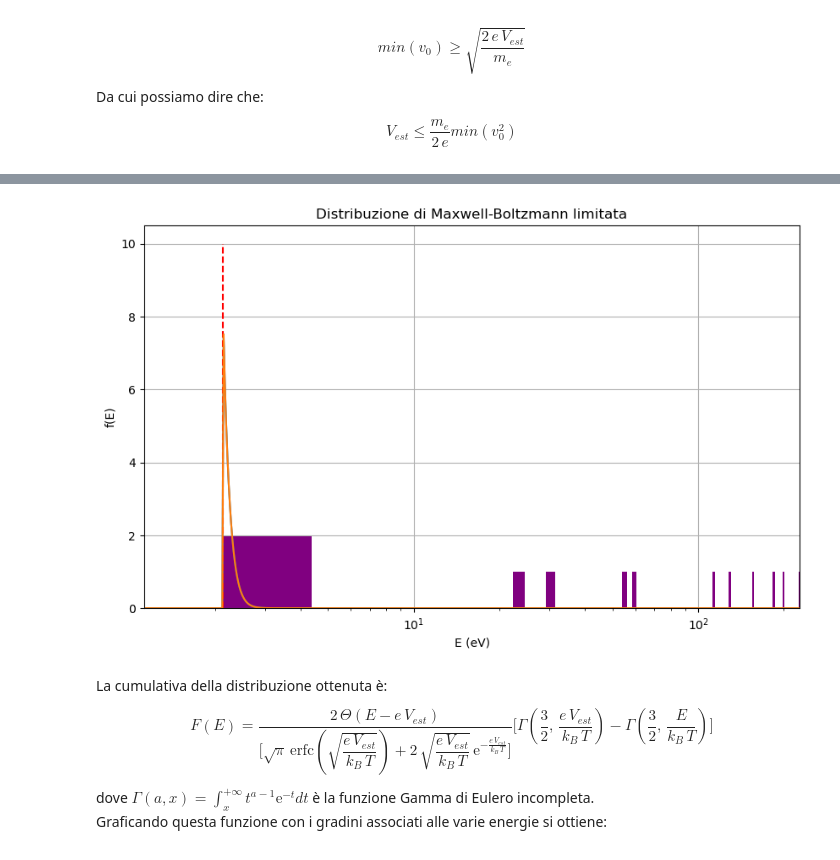
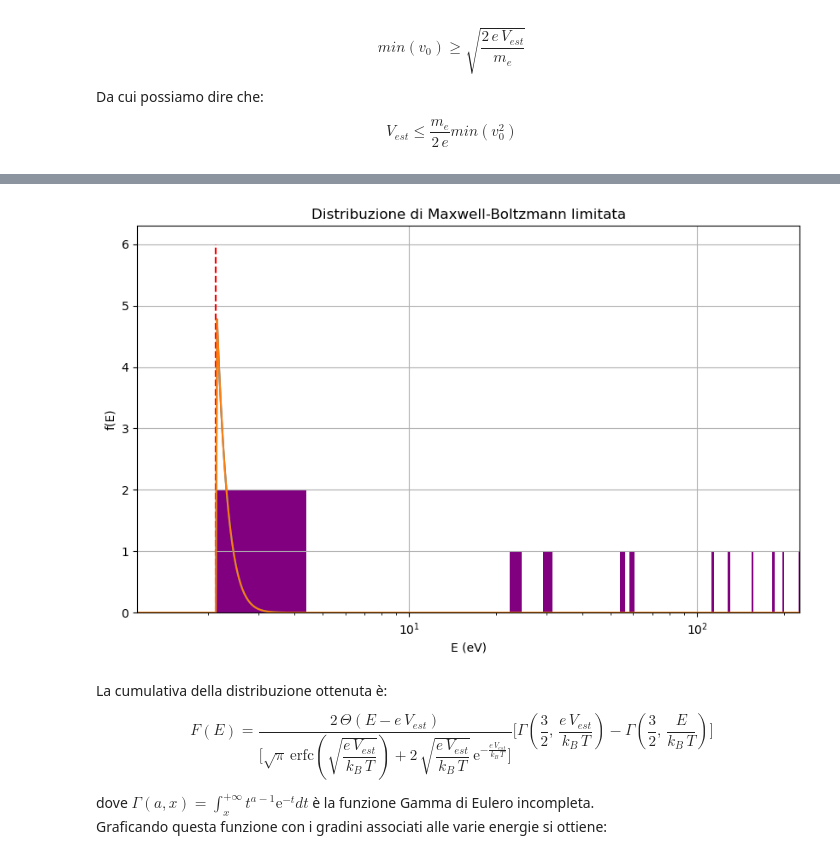
Before and after one commit to GianlorenzoDeFilippo6674/Progetto_Analisi_dati, a Jupyter notebook: Thomson.ipynb, the cells around one changed output, grey strips where cells are left out. Cells and saved outputs as stored; diff of their text form; code cells hidden in the pictures.

```diff
--- a/Thomson.ipynb
+++ b/Thomson.ipynb
@@ -227,9 +227,6 @@ dove ricordiamo che $b=\dfrac{e}{m_e}$, $a=v_0$ e $V_E=235\,V$.
 def modello(x,par):
     y=math.sqrt(par[0]**2/par[1]**2+2*par[2]/par[1])/x
     return y
-B=np.array(df['B (T)'])
-r=np.array(df['r (m)'])
-sigma_r=np.array(df['$\sigma_r$ (m)'])
 least_squares_modello = LeastSquares(B, r, sigma_r, modello)
 m = Minuit(least_squares_modello, (5e6, 0.177e12, 100), name=("a", "b", "V"))
 m.limits=[(1e2,1e7),(1e10,2e11),(None,None)]
@@ -353,6 +350,6 @@ Dall'esperimento di Millikan abbiamo una stima della carica elementare $e$ dell'
 # %%
-e=1.602*10**(-19)
-err_e=0.002*10**(-19)
+e=1.60969e-19
+err_e=0.00004e-19
 def modello_e(x,par):
     y=math.sqrt((par[0]*par[2]/par[1])**2+2*par[3]*par[2]/par[1])/x
     return y
@@ -561,31 +562,32 @@ $$\displaystyle f(E)=\dfrac{2\,\Theta_H(E-e\,V_{est})\,\sqrt{E}\,\mbox{e}^{-\fra
 
 Mostriamo questa distribuzione su un grafico (riportando l'energia in $eV$ in scala semilogaritmica):
 # %%
-k_B=1.381e-23
+k_B=2.28e-23
+e_k_B=0.14e-23
 V_est=m.values[2]/(2*m.values[1])*(v_0.min())**2-0.01
 e=m.values[1]
 m_e=m.values[2]
 T=1300
 A=k_B*T*(np.sqrt(np.pi*k_B*T)*special.erfc(np.sqrt(e*V_est/(k_B*T)))+2*np.sqrt(e*V_est)*np.exp(-(e*V_est)/(k_B*T)))/2
 def Maxwell_Boltzmann(x):
     y=(np.heaviside(x-e*V_est, 1)*np.sqrt(x)*np.exp(-x/(k_B*T)))/A
     return y
 x= np.linspace(V_est-1, E.max()/e, 10000)
 y= e*Maxwell_Boltzmann(x*e)
 plt.figure(figsize=(10,6), dpi=100)
 plt.plot(x, y)
-plt.plot((V_est,V_est), (0, 10), color='r', linestyle='--')
+plt.plot((V_est,V_est), (0, 6), color='r', linestyle='--')
 plt.hist(E/e, bins=100, density=False, range=(E.min()/e,E.max()/e), color='purple')
 plt.ylim(bottom=0)
 plt.xlim(V_est-1,E.max()/e)
 plt.grid()
 plt.semilogx(x, y)
 plt.xlabel('E (eV)')
 plt.ylabel('f(E)')
 plt.title('Distribuzione di Maxwell-Boltzmann limitata')
 plt.show()
 # %% [output]
-[figure, old version]
+[figure, new version]
 # %% [markdown]
 La cumulativa della distribuzione ottenuta è:
 
```
Also changed, not shown: parts of 51 cells of this notebook, 1 other file.
